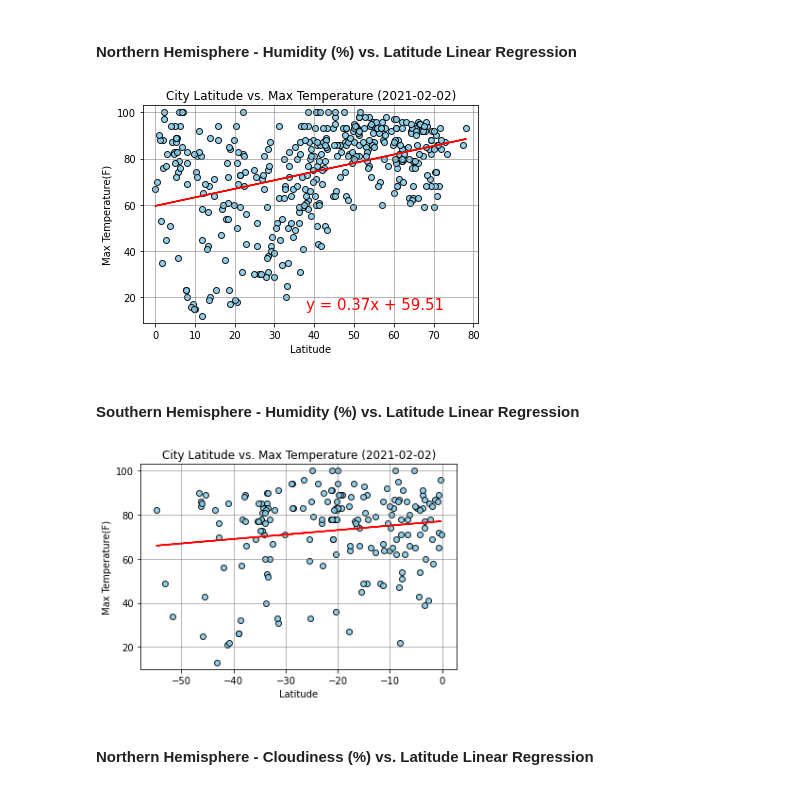
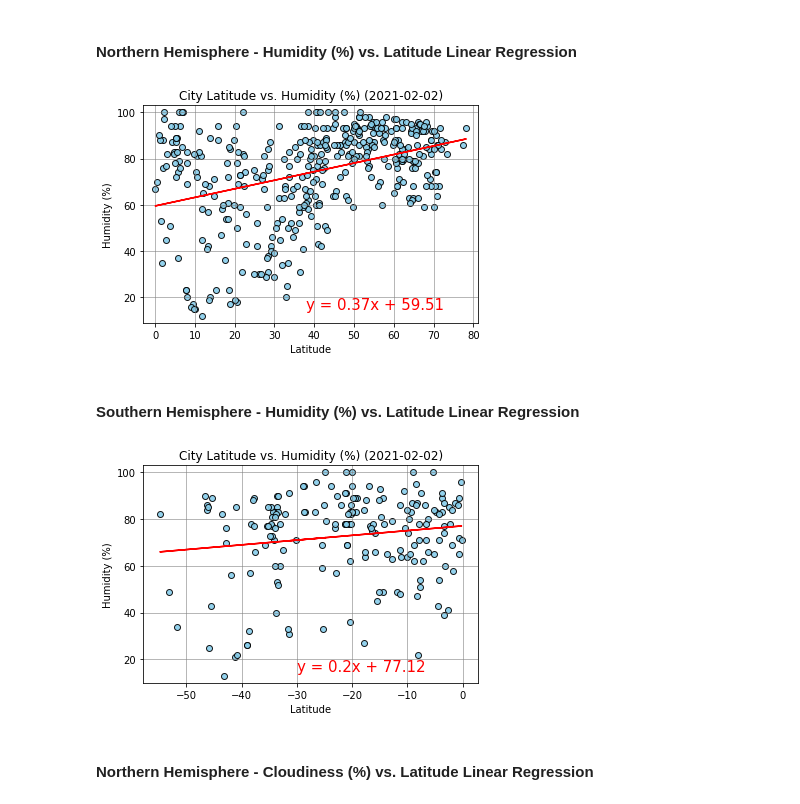
Before and after one commit to CameronFarquhar/Python_API, a Jupyter notebook: WeatherPy/WeatherPy.ipynb, the cells around one changed output. Cells and saved outputs as stored; diff of their text form; code cells hidden in the pictures.

Commit message:
completed, just need to print the r-value for each

```diff
--- a/WeatherPy/WeatherPy.ipynb
+++ b/WeatherPy/WeatherPy.ipynb
@@ -305,45 +305,43 @@ plt.annotate(line_eq,(38,15), fontsize=15,color="red")
 plt.xlim(x_values.min()-3, x_values.max()+3)
 plt.ylim(y_values.min()-3, y_values.max()+3)
 
-plt.title(f"City Latitude vs. Max Temperature ({curr_date})")
+plt.title(f"City Latitude vs. Humidity (%) ({curr_date})")
 plt.xlabel("Latitude")
-plt.ylabel("Max Temperature(F)")
+plt.ylabel("Humidity (%)")
 
 plt.grid(b=True, which='major', color='grey', linestyle='-', alpha=0.70)
 
 # print(f'the r value is: {rvalue}')
-# correlation = st.pearsonr(y_values,x_values)
-# print(f"The correlation between both factors is {round(correlation[0],2)}")
 # %% [output]
-[figure, old version]
+[figure, new version]
 # %% [markdown]
 ####  Southern Hemisphere - Humidity (%) vs. Latitude Linear Regression
 # %%
 x_values = south_hem_df["Lat"]
 y_values = south_hem_df["Humidity"]
 
 (slope, intercept, rvalue, pvalue, stderr) = linregress(x_values, y_values)
 regress_values = x_values * slope + intercept
 
 line_eq = "y = " + str(round(slope,2)) + "x + " + str(round(intercept,2))
 
 plt.scatter(x_values, y_values, marker="o", facecolors="skyblue", edgecolors="black", alpha=0.90)
 
 plt.plot(x_values,regress_values,"r-")
 
-plt.annotate(line_eq,(38,15), fontsize=15,color="red")
+plt.annotate(line_eq,(-30,15), fontsize=15,color="red")
 
 plt.xlim(x_values.min()-3, x_values.max()+3)
 plt.ylim(y_values.min()-3, y_values.max()+3)
 
-plt.title(f"City Latitude vs. Max Temperature ({curr_date})")
+plt.title(f"City Latitude vs. Humidity (%) ({curr_date})")
 plt.xlabel("Latitude")
-plt.ylabel("Max Temperature(F)")
+plt.ylabel("Humidity (%)")
 
 plt.grid(b=True, which='major', color='grey', linestyle='-', alpha=0.70)
 
 # print(f'the r value is: {rvalue}')
 # %% [output]
-[figure, old version]
+[figure, new version]
 # %% [markdown]
 ####  Northern Hemisphere - Cloudiness (%) vs. Latitude Linear Regression
```
Also changed, not shown: parts of 8 cells of this notebook.
